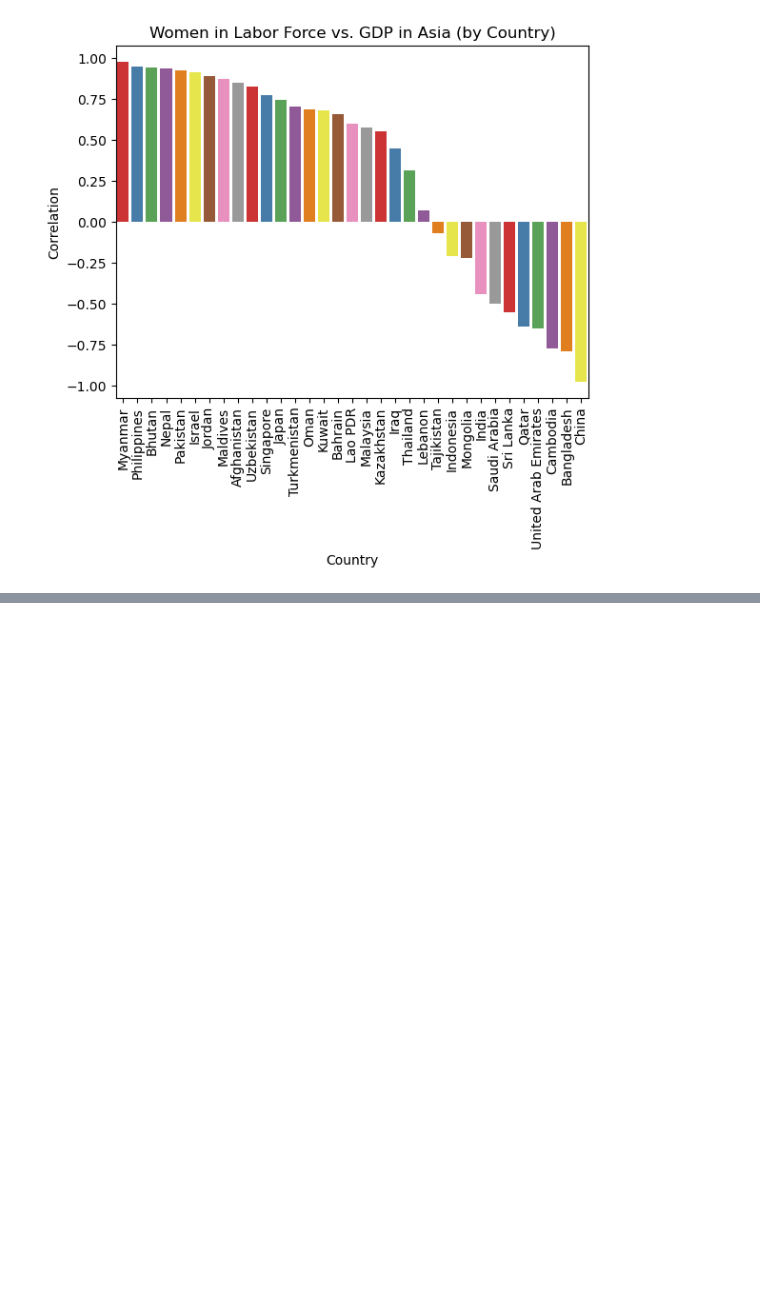
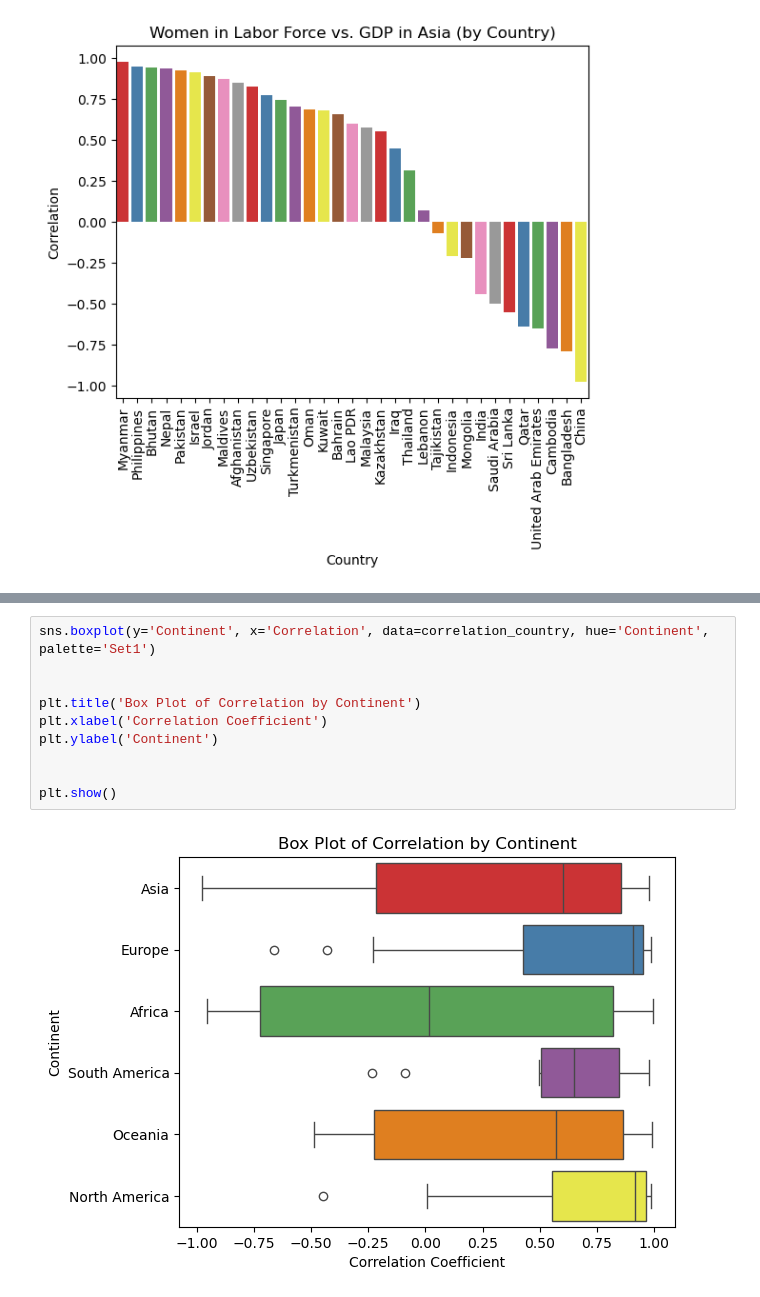
Before and after one commit to nss-data-science-cohort-8/un-exploration-JEFFDAVISJR, a Jupyter notebook: Notebooks/UN_Data_Exploration.ipynb, the cells around one changed output, grey strips where cells are left out. Cells and saved outputs as stored; diff of their text form; blank space fills up the shorter version.

```diff
--- a/Notebooks/UN_Data_Exploration.ipynb
+++ b/Notebooks/UN_Data_Exploration.ipynb
@@ -679,0 +704,12 @@ plt.show()
+# %%
+sns.boxplot(y='Continent', x='Correlation', data=correlation_country, hue='Continent', palette='Set1')
+
+
+plt.title('Box Plot of Correlation by Continent')
+plt.xlabel('Correlation Coefficient')
+plt.ylabel('Continent')
+
+
+plt.show()
+# %% [output]
+[figure, added]
```
Also changed, not shown: parts of 4 cells of this notebook.
